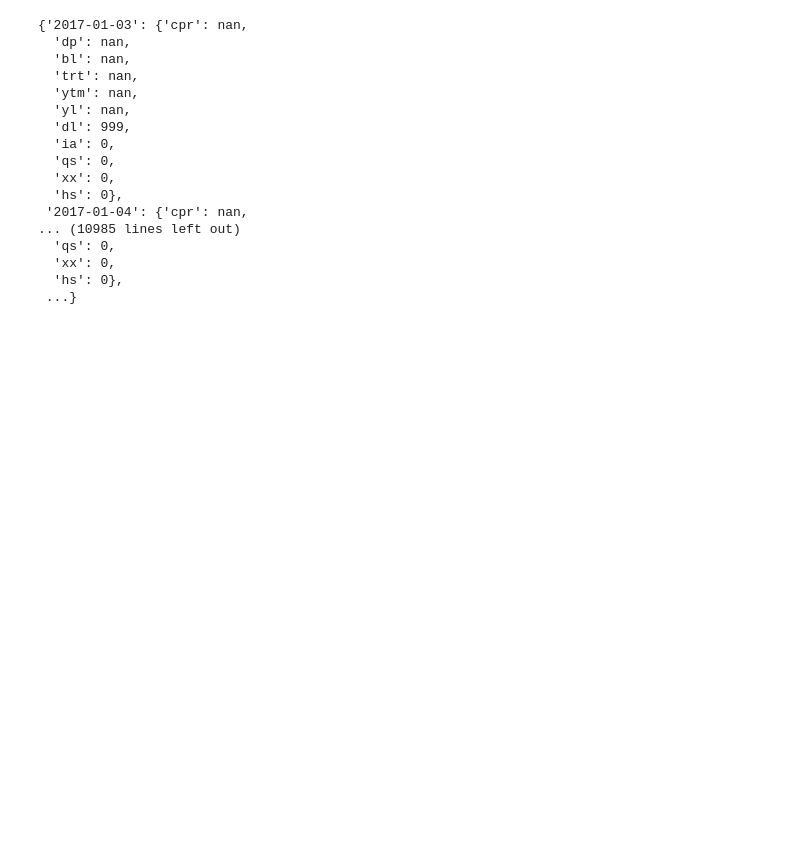
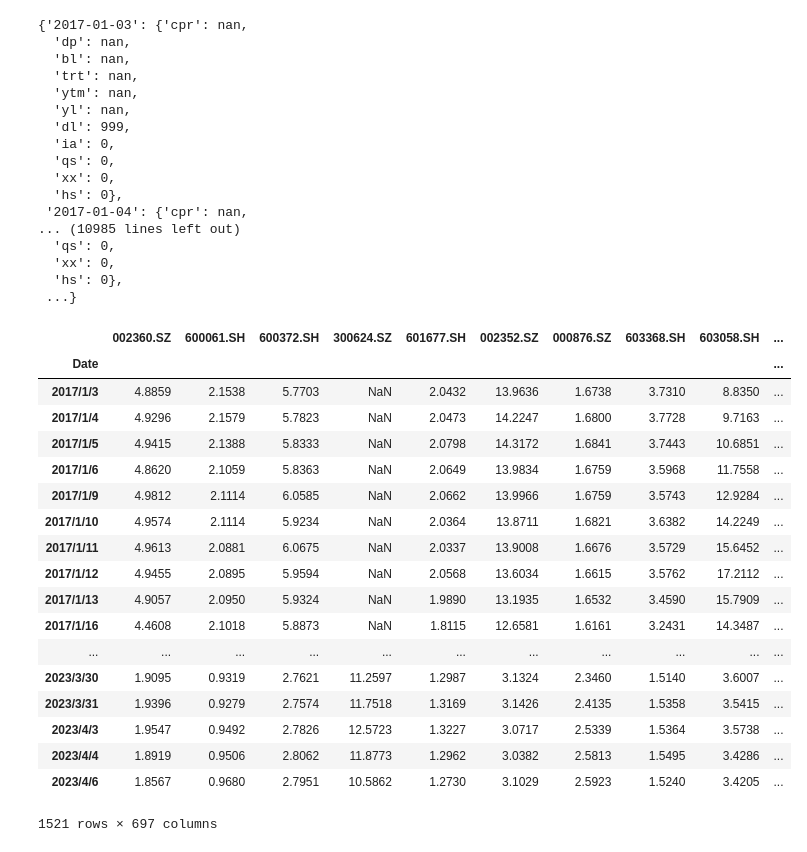
Before and after one commit to yts798/Convertible-Bond-Database, a Jupyter notebook: build/sectionE.ipynb, the cells around one changed output. Drawn from its saved outputs; the diff is of its cells as text; code cells hidden in the pictures; blank space fills up the shorter version.

```diff
--- a/build/sectionE.ipynb
+++ b/build/sectionE.ipynb
@@ -83,3 +83,28 @@ DTBS['A']['110088.SH']
 f_save = open(DTBS_path, 'wb')
 pickle.dump(DTBS, f_save)
 f_save.close()
+# %%
+pb_path =  os.path.join(raw_data_path, "pb.CSV")
+pb_df = pd.read_csv(pb_path)
+pb_df.set_index('Date',inplace=True)
+pb_df
+# %% [output]
+|  | 002360.SZ | 600061.SH | 600372.SH | 300624.SZ | 601677.SH | 002352.SZ | 000876.SZ | 603368.SH | 603058.SH | ... |
+| Date |  |  |  |  |  |  |  |  |  | ... |
+| 2017/1/3 | 4.8859 | 2.1538 | 5.7703 | NaN | 2.0432 | 13.9636 | 1.6738 | 3.7310 | 8.8350 | ... |
+| 2017/1/4 | 4.9296 | 2.1579 | 5.7823 | NaN | 2.0473 | 14.2247 | 1.6800 | 3.7728 | 9.7163 | ... |
+| 2017/1/5 | 4.9415 | 2.1388 | 5.8333 | NaN | 2.0798 | 14.3172 | 1.6841 | 3.7443 | 10.6851 | ... |
+| 2017/1/6 | 4.8620 | 2.1059 | 5.8363 | NaN | 2.0649 | 13.9834 | 1.6759 | 3.5968 | 11.7558 | ... |
+| 2017/1/9 | 4.9812 | 2.1114 | 6.0585 | NaN | 2.0662 | 13.9966 | 1.6759 | 3.5743 | 12.9284 | ... |
+| 2017/1/10 | 4.9574 | 2.1114 | 5.9234 | NaN | 2.0364 | 13.8711 | 1.6821 | 3.6382 | 14.2249 | ... |
+| 2017/1/11 | 4.9613 | 2.0881 | 6.0675 | NaN | 2.0337 | 13.9008 | 1.6676 | 3.5729 | 15.6452 | ... |
+| 2017/1/12 | 4.9455 | 2.0895 | 5.9594 | NaN | 2.0568 | 13.6034 | 1.6615 | 3.5762 | 17.2112 | ... |
+| 2017/1/13 | 4.9057 | 2.0950 | 5.9324 | NaN | 1.9890 | 13.1935 | 1.6532 | 3.4590 | 15.7909 | ... |
+| 2017/1/16 | 4.4608 | 2.1018 | 5.8873 | NaN | 1.8115 | 12.6581 | 1.6161 | 3.2431 | 14.3487 | ... |
+| ... | ... | ... | ... | ... | ... | ... | ... | ... | ... | ... |
+| 2023/3/30 | 1.9095 | 0.9319 | 2.7621 | 11.2597 | 1.2987 | 3.1324 | 2.3460 | 1.5140 | 3.6007 | ... |
+| 2023/3/31 | 1.9396 | 0.9279 | 2.7574 | 11.7518 | 1.3169 | 3.1426 | 2.4135 | 1.5358 | 3.5415 | ... |
+| 2023/4/3 | 1.9547 | 0.9492 | 2.7826 | 12.5723 | 1.3227 | 3.0717 | 2.5339 | 1.5364 | 3.5738 | ... |
+| 2023/4/4 | 1.8919 | 0.9506 | 2.8062 | 11.8773 | 1.2962 | 3.0382 | 2.5813 | 1.5495 | 3.4286 | ... |
+| 2023/4/6 | 1.8567 | 0.9680 | 2.7951 | 10.5862 | 1.2730 | 3.1029 | 2.5923 | 1.5240 | 3.4205 | ... |
+1521 rows × 697 columns
```
Also changed, not shown: parts of 6 cells of this notebook, 32 other files.
